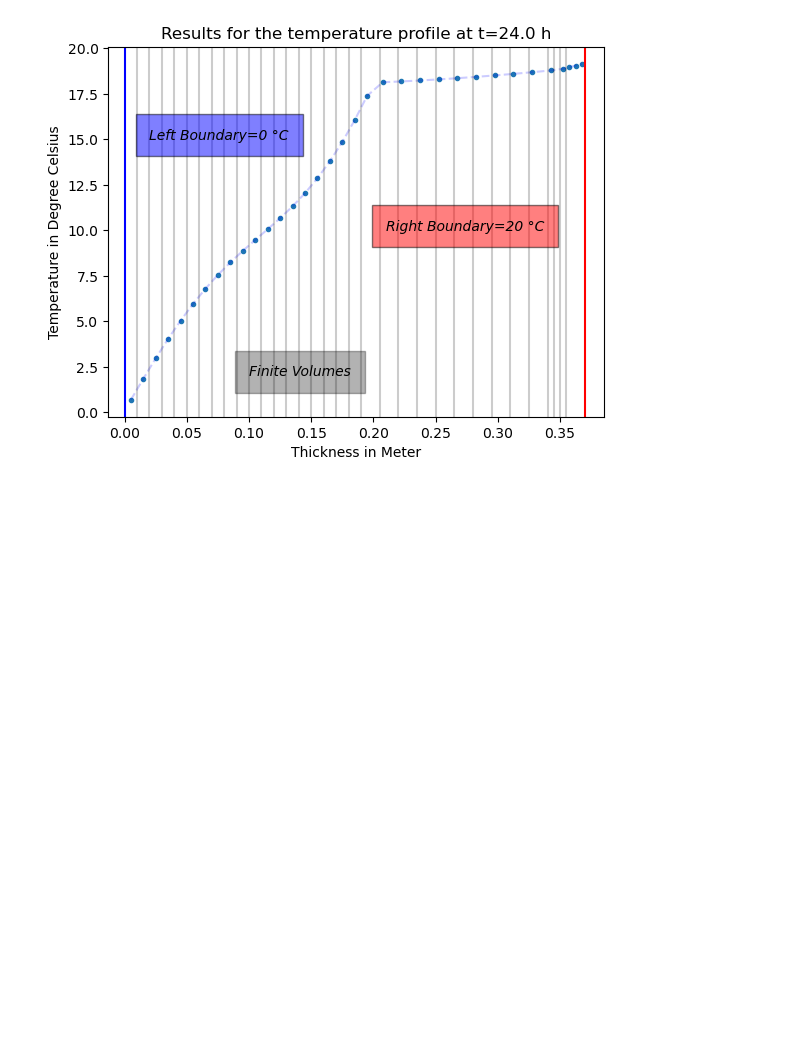
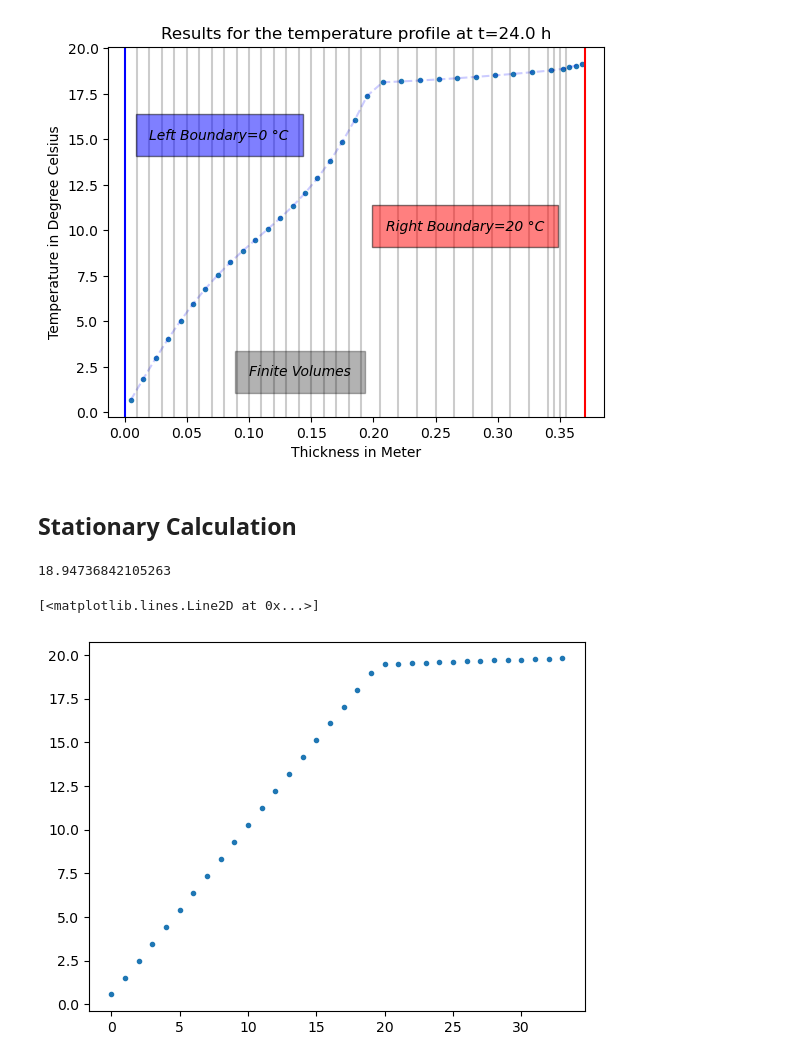
Before and after one commit to bph-tuwien/AdvNum1_Skriptum, a Jupyter notebook: resources/Exercises/Ex1/ex1_ham_heat_multilayer.ipynb, the cells around one changed output. Saved outputs shown, nothing was run; the diff lists cells and outputs as text; code cells hidden in the pictures; blank space fills up the shorter version.

```diff
--- a/resources/Exercises/Ex1/ex1_ham_heat_multilayer.ipynb
+++ b/resources/Exercises/Ex1/ex1_ham_heat_multilayer.ipynb
@@ -200,3 +205,23 @@ plt.ylabel('Temperature in Degree Celsius')
 plt.show()
 # %% [output]
 [figure]
+# %% [markdown]
+## Stationary Calculation
+# %%
+K_stat = K * cp_P_constants * rho_P_constants * dx_P_constants / dt
+K_staat_new = K_stat[1:-1, 1:-1]
+# %%
+num_cells_mat = mat_domain.__len__()
+b = np.zeros(num_cells_mat)
+b[0]=-K_stat[1,0] * 0
+b[-1]=- K_stat[-2,-1] * 20
+K_stat[-2,-1]
+# %% [output]
+18.94736842105263
+# %%
+T_stat = np.linalg.solve(K_staat_new, b)
+# %%
+plt.plot(T_stat, '.')
+# %% [output]
+[<matplotlib.lines.Line2D at 0x...>]
+[figure, added]
```
Also changed, not shown: parts of 7 cells of this notebook.
